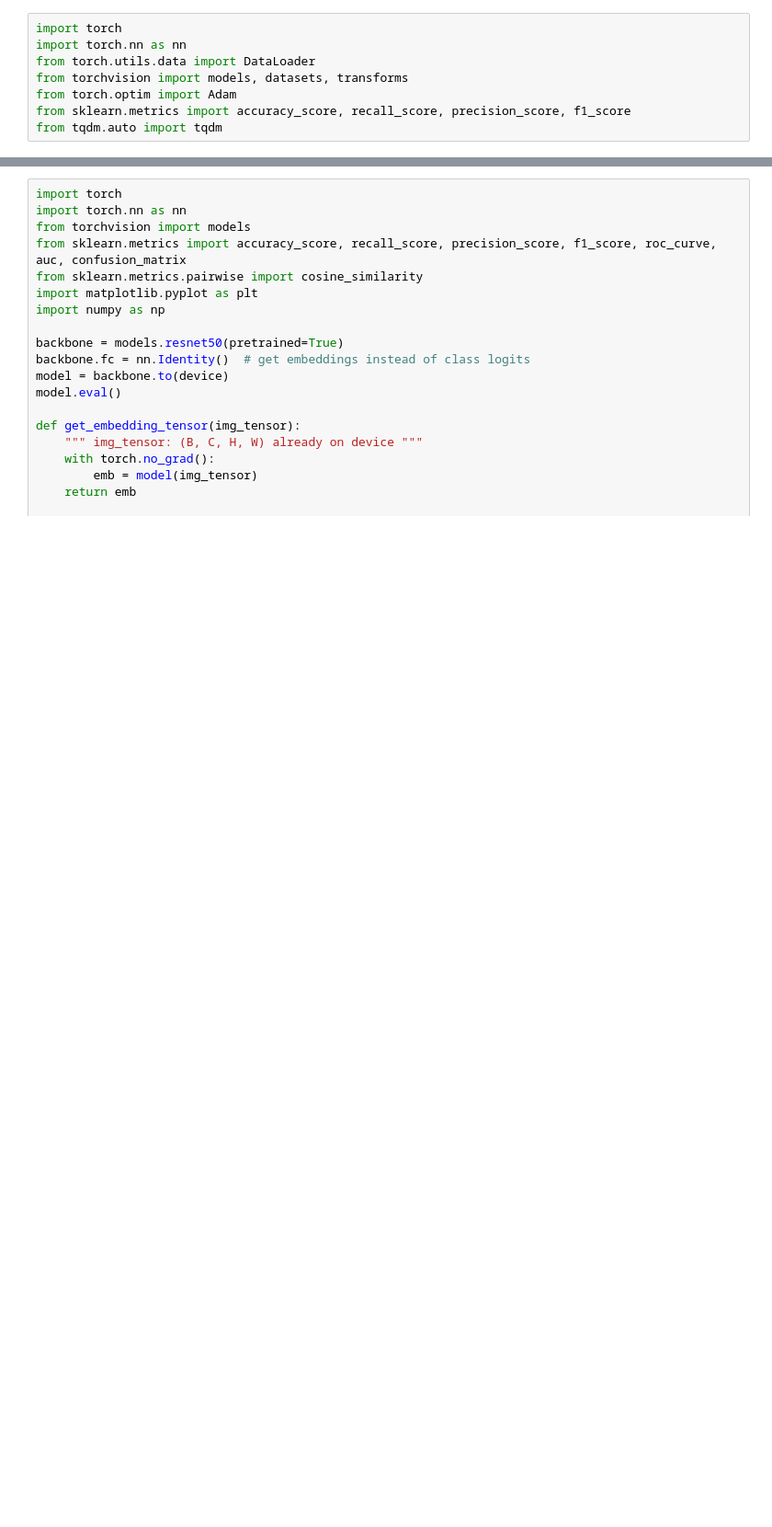
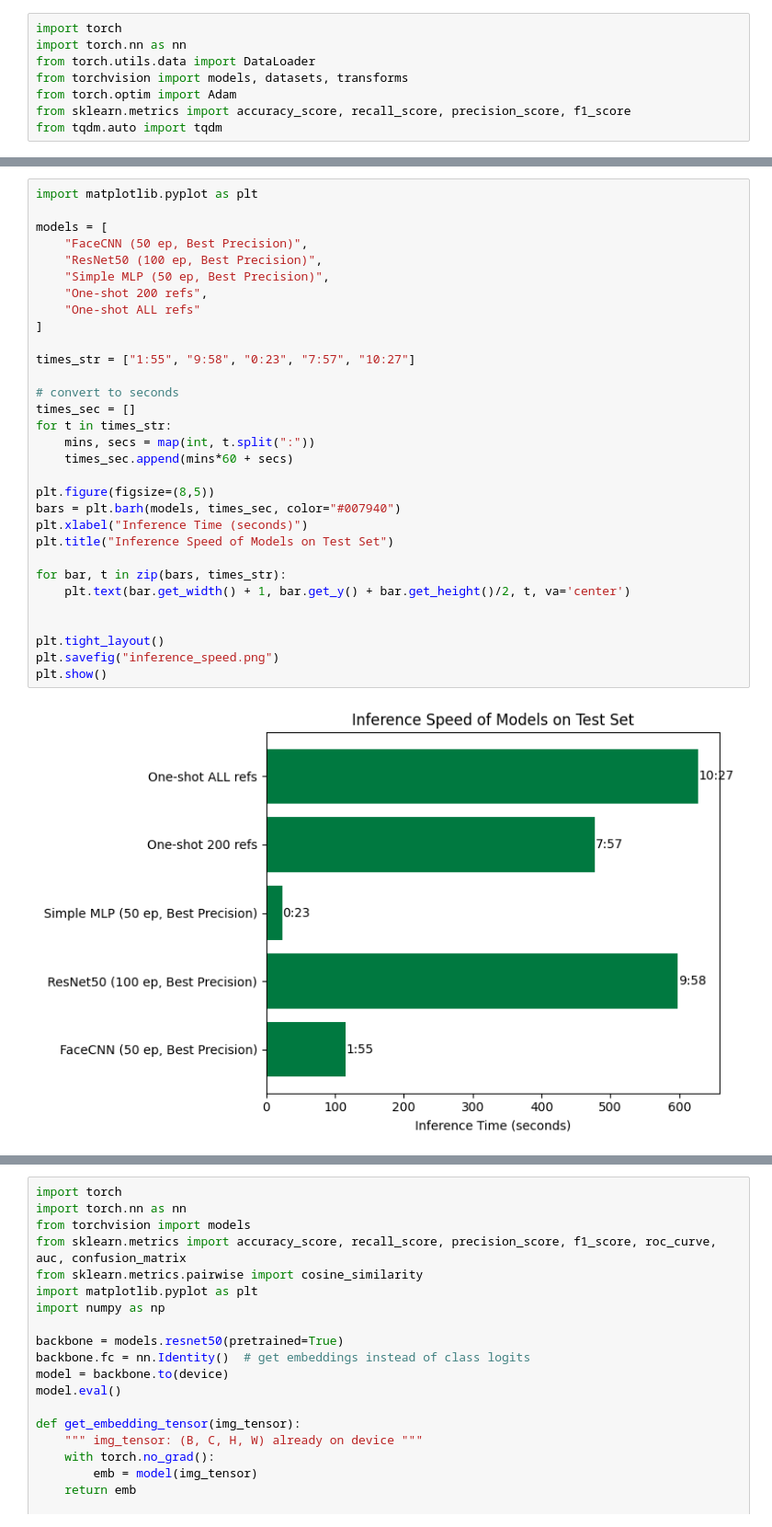
Before and after one commit to DominikKlisiewicz/faces, a Jupyter notebook: modelling.ipynb, the cells around one changed output, grey strips where cells are left out. Shown: that part at 92% size. Cells and saved outputs as stored; diff of their text form; blank space fills up the shorter version.

```diff
--- a/modelling.ipynb
+++ b/modelling.ipynb
@@ -1025,0 +1278,33 @@ plt.show()
+# %%
+import matplotlib.pyplot as plt
+
+models = [
+    "FaceCNN (50 ep, Best Precision)",
+    "ResNet50 (100 ep, Best Precision)",
+    "Simple MLP (50 ep, Best Precision)",
+    "One-shot 200 refs",
+    "One-shot ALL refs"
+]
+
+times_str = ["1:55", "9:58", "0:23", "7:57", "10:27"]
+
+# convert to seconds
+times_sec = []
+for t in times_str:
+    mins, secs = map(int, t.split(":"))
+    times_sec.append(mins*60 + secs)
+
+plt.figure(figsize=(8,5))
+bars = plt.barh(models, times_sec, color="#007940")
+plt.xlabel("Inference Time (seconds)")
+plt.title("Inference Speed of Models on Test Set")
+
+for bar, t in zip(bars, times_str):
+    plt.text(bar.get_width() + 1, bar.get_y() + bar.get_height()/2, t, va='center')
+
+
+plt.tight_layout()
+plt.savefig("inference_speed.png")
+plt.show()
+# %% [output]
+[figure, added]
```
Also changed, not shown: parts of 31 cells of this notebook, 4 other files.
